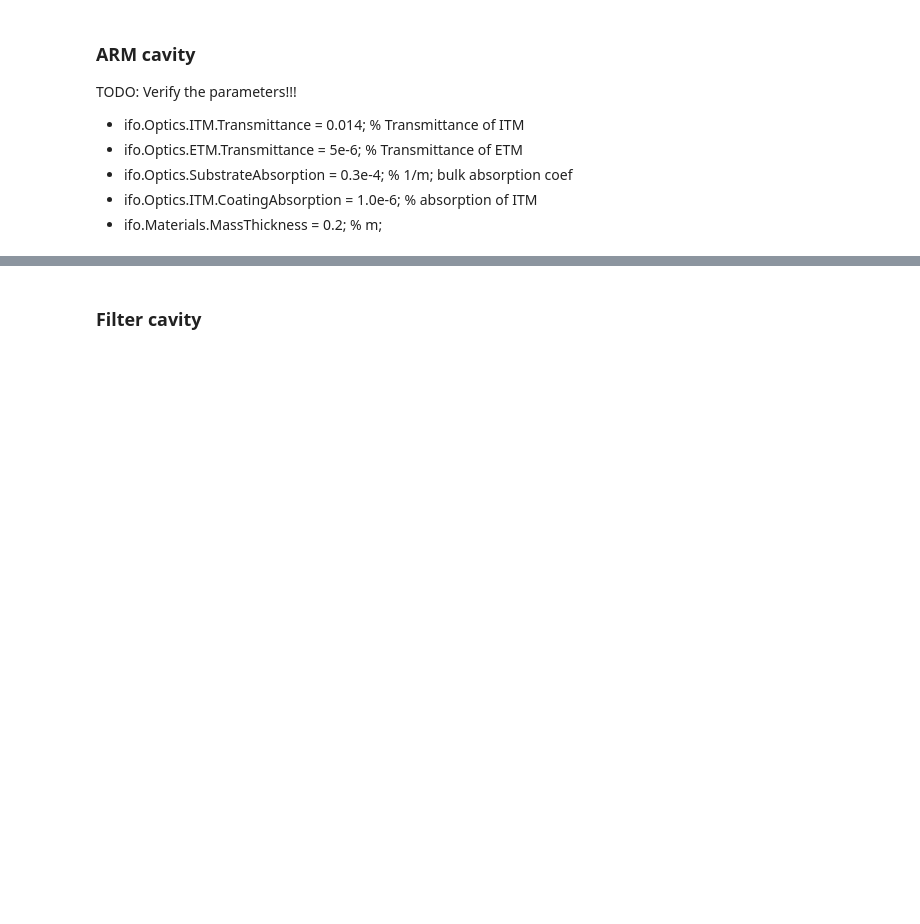
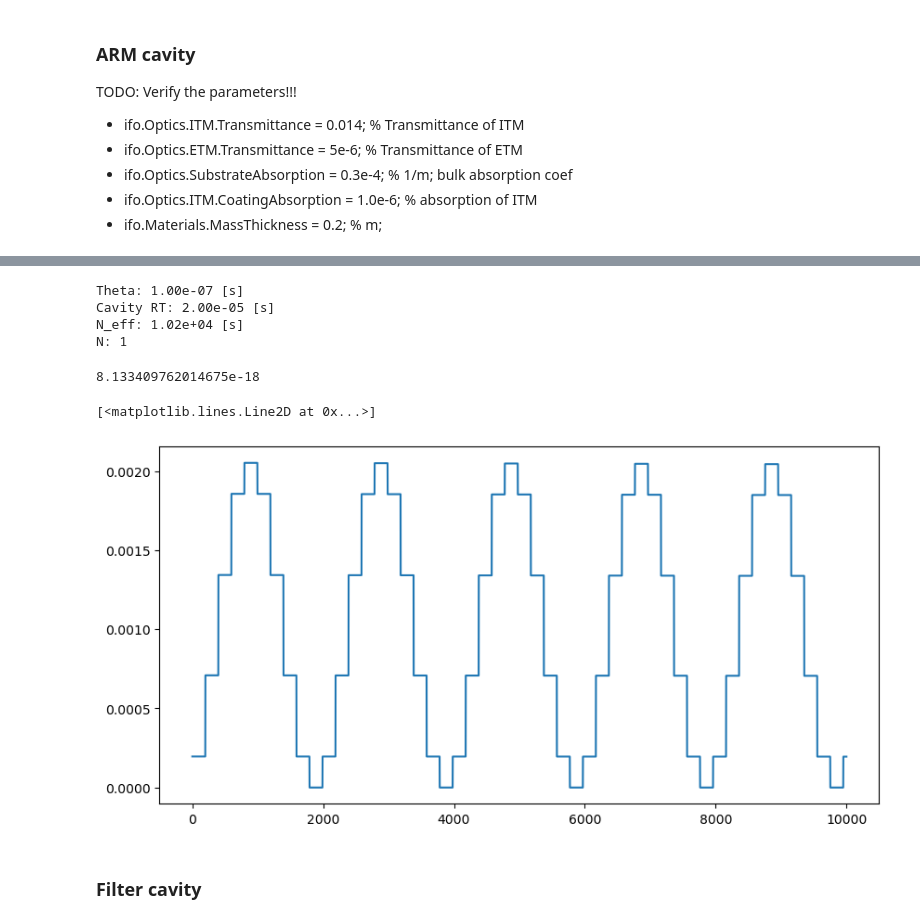
Before and after one commit to matib12/oreonspy, a Jupyter notebook: nb/FP cavity dynamics.ipynb, the cells around one changed output, grey strips where cells are left out. Saved outputs shown, nothing was run; the diff lists cells and outputs as text; code cells hidden in the pictures; blank space fills up the shorter version.

```diff
--- a/nb/FP cavity dynamics.ipynb
+++ b/nb/FP cavity dynamics.ipynb
@@ -101,16 +117,25 @@ ARM.print_params()
 # %%
-ARM.simulation(k, 1450e3)
+ARM.simulation(k, 100/ARM.T, E_last=0.0006)
 ARM.print_sim_params()
+# %% [output]
+Theta: 1.00e-07 [s]
+Cavity RT: 2.00e-05 [s]
+N_eff: 1.02e+04 [s]
+N: 1
 # %%
-v = 0.1*v_cr(ARM)
-d_zeta = v*TEst.Theta
+v = 1*v_cr(ARM)
+d_zeta = v*ARM.Theta
 points=10000
 s = np.zeros(points)
 for i in range(points):
-    s[i] = np.abs(TEst.sim_step(d_zeta, E_in_curr=1.))**2
+    s[i] = np.abs(ARM.sim_step(d_zeta, E_in_curr=1.))**2
 
 print(d_zeta)
 plt.plot(s)
+# %% [output]
+8.133409762014675e-18
+[<matplotlib.lines.Line2D at 0x...>]
+[figure, added]
 # %% [markdown]
 ### Filter cavity
 # %%
```
Also changed, not shown: parts of 7 cells of this notebook.
